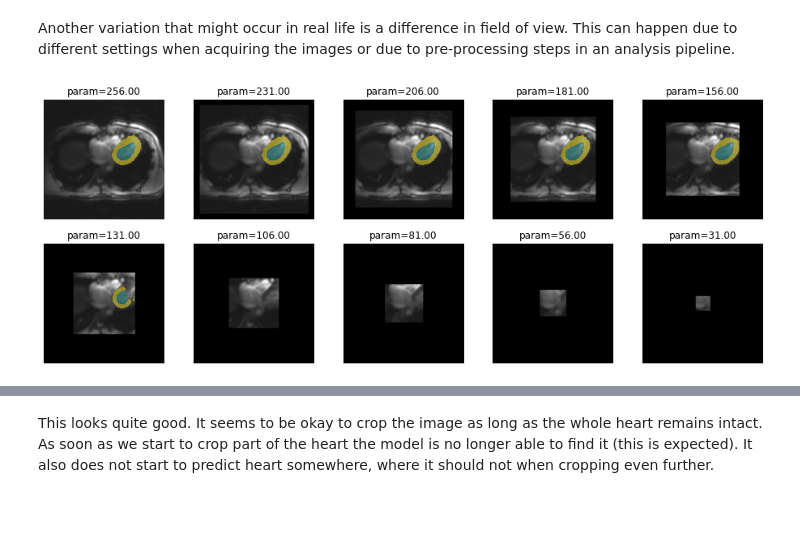
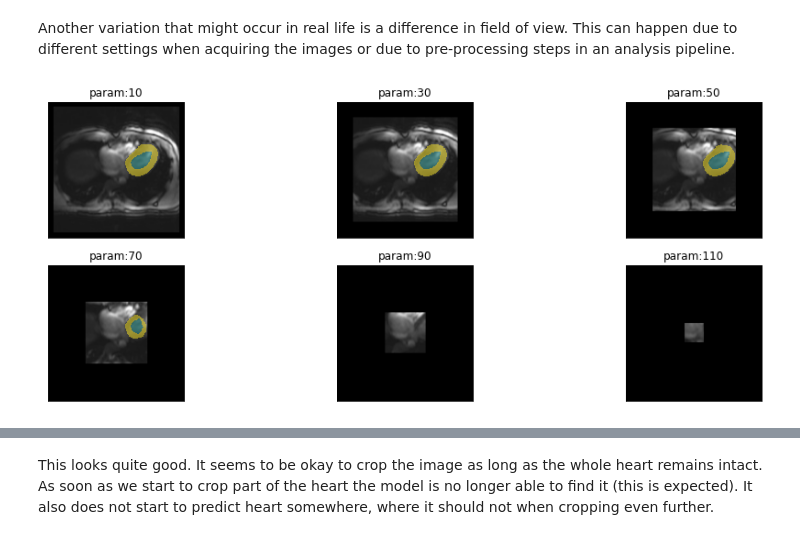
Before and after one commit to chfc-cmi/misas, a Jupyter notebook: 03_transversals.ipynb, the cells around one changed output, grey strips where cells are left out. Drawn from its saved outputs; the diff is of its cells as text; code cells hidden in the pictures; blank space fills up the shorter version.

```diff
--- a/03_transversals.ipynb
+++ b/03_transversals.ipynb
@@ -44,0 +34,2 @@ Using cache found in /home/jovyan/.cache/torch/hub/chfc-cmi_transversal-cmr-seg_
+# %%
+trainedModel = Fastai2_model('chfc-cmi/transversal-cmr-seg', 'b0_transversal_5_5', force_reload=False)
@@ -91,8 +78,8 @@ warnings.filterwarnings('ignore')
 # %%
 from misas.core import *
 # %%
-img = lambda: open_image(files[0]).resize(256)
-trueMask = lambda: open_mask(files[0].replace("image","mask"))
+img = lambda: Image.open(files[0]).resize((256,256)).convert("RGB")
+trueMask = lambda: Image.open(files[0].replace("image","mask")).convert("I")
 # %% [markdown]
 ### Sensitivity to orientation
 # %% [markdown]
@@ -153,8 +149,8 @@ gif_series(
 # %% [markdown]
 Another variation that might occur in real life is a difference in field of view. This can happen due to different settings when acquiring the images or due to pre-processing steps in an analysis pipeline.
 # %%
-plot_series(get_crop_series(img(),model, start = 256, end = 30, step = -25), nrow=2)
+plot_series(get_crop_series(img(),trainedModel, start = 10, end = 120, step = 20), nrow=2)
 # %% [output]
-[figure, old version]
+[figure, new version]
 # %%
 gif_series(
```
Also changed, not shown: parts of 30 cells of this notebook, 8 other files.
